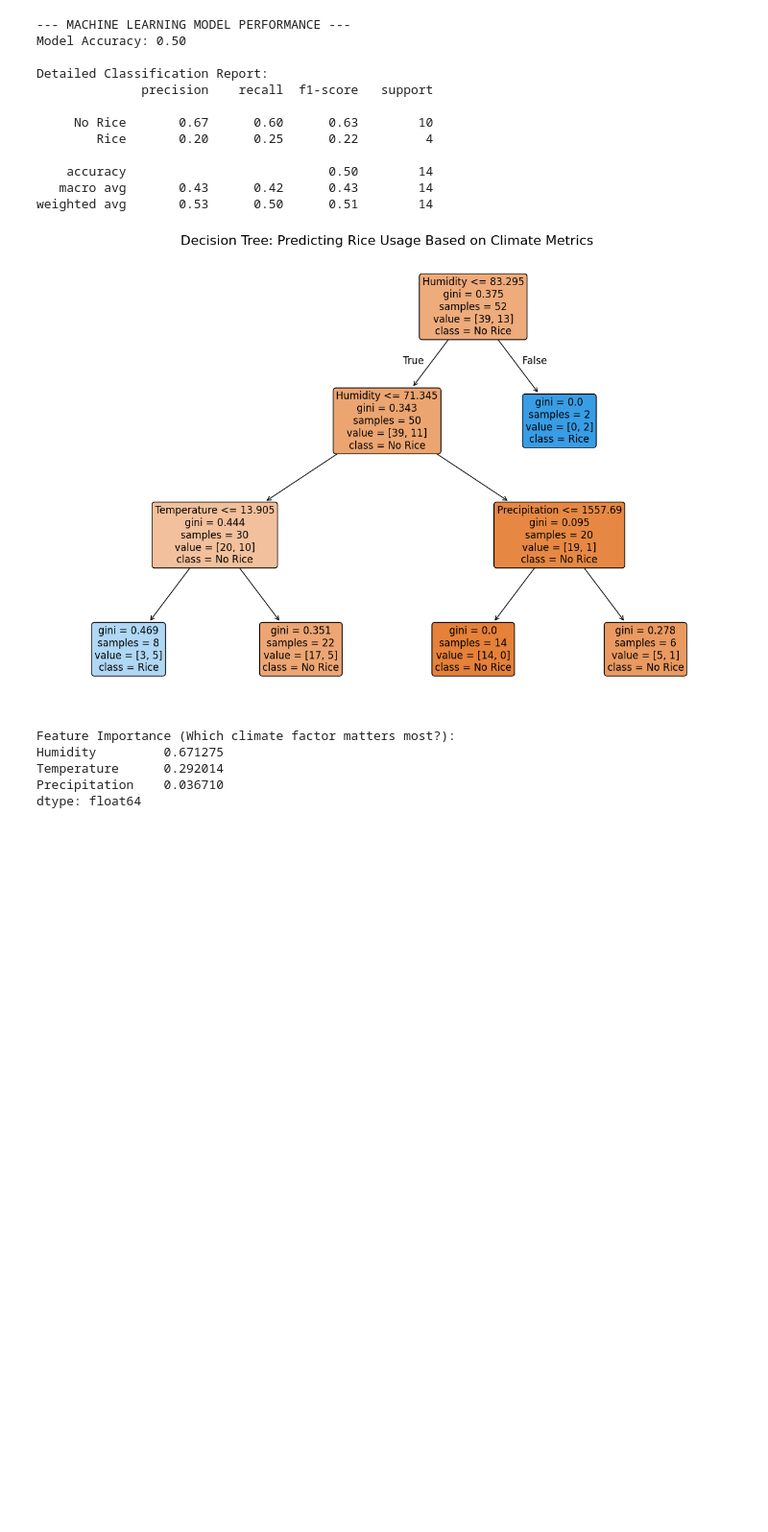
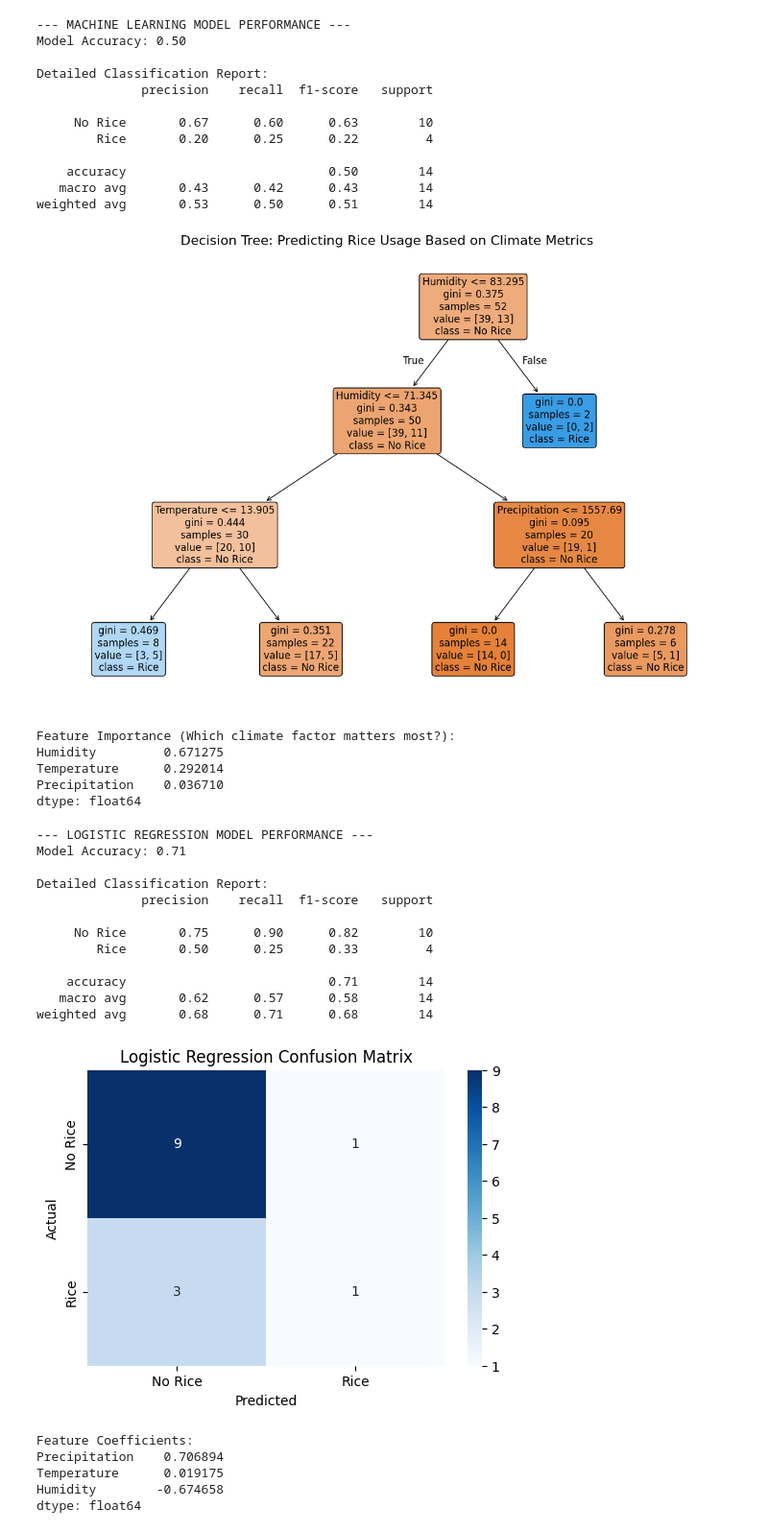
Before and after one commit to yagmurogetman/DSA210-Project, a Jupyter notebook: ML_Method.ipynb, the cells around one changed output. Shown at 96% size. Saved outputs shown, nothing was run; the diff lists cells and outputs as text; code cells hidden in the pictures; blank space fills up the shorter version.

```diff
--- a/ML_Method.ipynb
+++ b/ML_Method.ipynb
@@ -196,3 +196,81 @@ Humidity         0.671275
 Temperature      0.292014
 Precipitation    0.036710
 dtype: float64
+# %%
+from sklearn.linear_model import LogisticRegression
+from sklearn.model_selection import train_test_split
+from sklearn.metrics import classification_report, accuracy_score, confusion_matrix
+from sklearn.preprocessing import StandardScaler
+import pandas as pd
+import matplotlib.pyplot as plt
+import seaborn as sns
+
+# Step 1: Define Features and Target
+X_ml = df_processed[['Temperature', 'Humidity', 'Precipitation']]
+y_ml = df_processed['Rice']
+
+# Step 2: Train-Test Split
+X_train, X_test, y_train, y_test = train_test_split(
+    X_ml, y_ml, test_size=0.2, random_state=42
+)
+
+# Step 3: Scaling
+scaler = StandardScaler()
+X_train_scaled = scaler.fit_transform(X_train)
+X_test_scaled = scaler.transform(X_test)
+
+# Step 4: Train Logistic Regression Model
+log_model = LogisticRegression(random_state=42)
+log_model.fit(X_train_scaled, y_train)
+
+# Step 5: Prediction
+y_pred_log = log_model.predict(X_test_scaled)
+
+# Step 6: Performance
+print("--- LOGISTIC REGRESSION MODEL PERFORMANCE ---")
+print(f"Model Accuracy: {accuracy_score(y_test, y_pred_log):.2f}")
+
+print("\nDetailed Classification Report:")
+print(classification_report(y_test, y_pred_log, target_names=['No Rice', 'Rice']))
+
+# Step 7: Confusion Matrix
+cm_log = confusion_matrix(y_test, y_pred_log)
+
+plt.figure(figsize=(6, 4))
+sns.heatmap(
+    cm_log,
+    annot=True,
+    fmt='d',
+    cmap='Blues',
+    xticklabels=['No Rice', 'Rice'],
+    yticklabels=['No Rice', 'Rice']
+)
+plt.title("Logistic Regression Confusion Matrix")
+plt.xlabel("Predicted")
+plt.ylabel("Actual")
+plt.show()
+
+# Step 8: Coefficients
+coefficients = pd.Series(log_model.coef_[0], index=X_ml.columns)
+
+print("\nFeature Coefficients:")
+print(coefficients.sort_values(ascending=False))
+# %% [output]
+--- LOGISTIC REGRESSION MODEL PERFORMANCE ---
+Model Accuracy: 0.71
+
+Detailed Classification Report:
+              precision    recall  f1-score   support
+
+     No Rice       0.75      0.90      0.82        10
+        Rice       0.50      0.25      0.33         4
+
+    accuracy                           0.71        14
+   macro avg       0.62      0.57      0.58        14
+weighted avg       0.68      0.71      0.68        14
+[figure, added]
+Feature Coefficients:
+Precipitation    0.706894
+Temperature      0.019175
+Humidity        -0.674658
+dtype: float64
```
Also changed, not shown: parts of 2 cells of this notebook.
